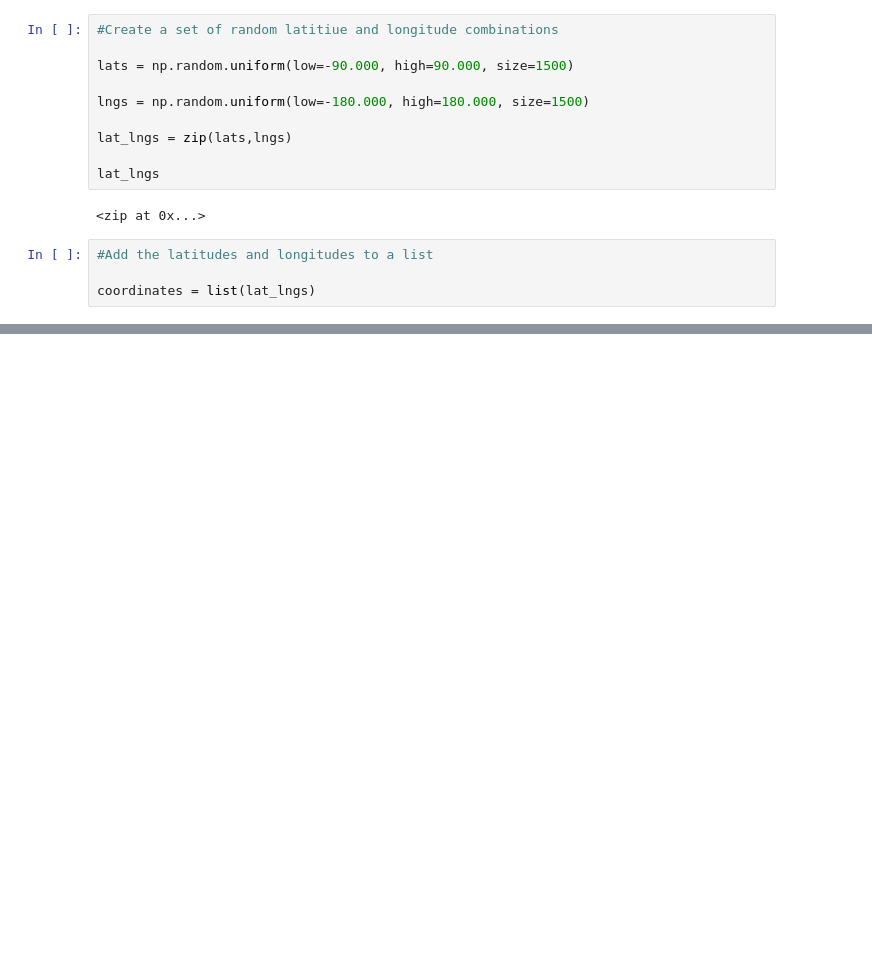
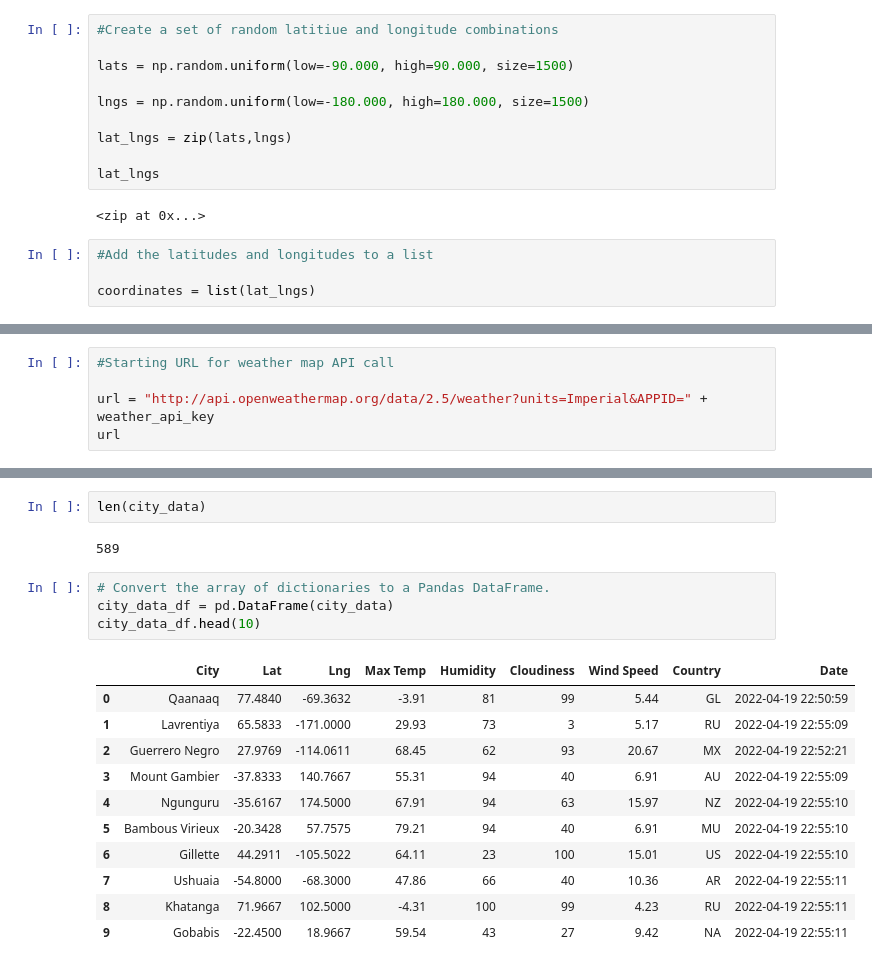
Before and after one commit to yfaulkne/World_Weather_Analysis, a Jupyter notebook: WeatherPy.ipynb, the cells around one changed output, grey strips where cells are left out. Cells and saved outputs as stored; diff of their text form; blank space fills up the shorter version.

Commit message:
added city_data dataframe

```diff
--- a/WeatherPy.ipynb
+++ b/WeatherPy.ipynb
@@ -42,0 +48,5 @@ len(cities)
+# %%
+#Starting URL for weather map API call
+
+url = "http://api.openweathermap.org/data/2.5/weather?units=Imperial&APPID=" + weather_api_key
+url
@@ -42,0 +147,20 @@ len(cities)
+# %%
+len(city_data)
+# %% [output]
+589
+# %%
+# Convert the array of dictionaries to a Pandas DataFrame.
+city_data_df = pd.DataFrame(city_data)
+city_data_df.head(10)
+# %% [output]
+|  | City | Lat | Lng | Max Temp | Humidity | Cloudiness | Wind Speed | Country | Date |
+| 0 | Qaanaaq | 77.4840 | -69.3632 | -3.91 | 81 | 99 | 5.44 | GL | 2022-04-19 22:50:59 |
+| 1 | Lavrentiya | 65.5833 | -171.0000 | 29.93 | 73 | 3 | 5.17 | RU | 2022-04-19 22:55:09 |
+| 2 | Guerrero Negro | 27.9769 | -114.0611 | 68.45 | 62 | 93 | 20.67 | MX | 2022-04-19 22:52:21 |
+| 3 | Mount Gambier | -37.8333 | 140.7667 | 55.31 | 94 | 40 | 6.91 | AU | 2022-04-19 22:55:09 |
+| 4 | Ngunguru | -35.6167 | 174.5000 | 67.91 | 94 | 63 | 15.97 | NZ | 2022-04-19 22:55:10 |
+| 5 | Bambous Virieux | -20.3428 | 57.7575 | 79.21 | 94 | 40 | 6.91 | MU | 2022-04-19 22:55:10 |
+| 6 | Gillette | 44.2911 | -105.5022 | 64.11 | 23 | 100 | 15.01 | US | 2022-04-19 22:55:10 |
+| 7 | Ushuaia | -54.8000 | -68.3000 | 47.86 | 66 | 40 | 10.36 | AR | 2022-04-19 22:55:11 |
+| 8 | Khatanga | 71.9667 | 102.5000 | -4.31 | 100 | 99 | 4.23 | RU | 2022-04-19 22:55:11 |
+| 9 | Gobabis | -22.4500 | 18.9667 | 59.54 | 43 | 27 | 9.42 | NA | 2022-04-19 22:55:11 |
```
Also changed, not shown: parts of 4 cells of this notebook, 1 other file.
